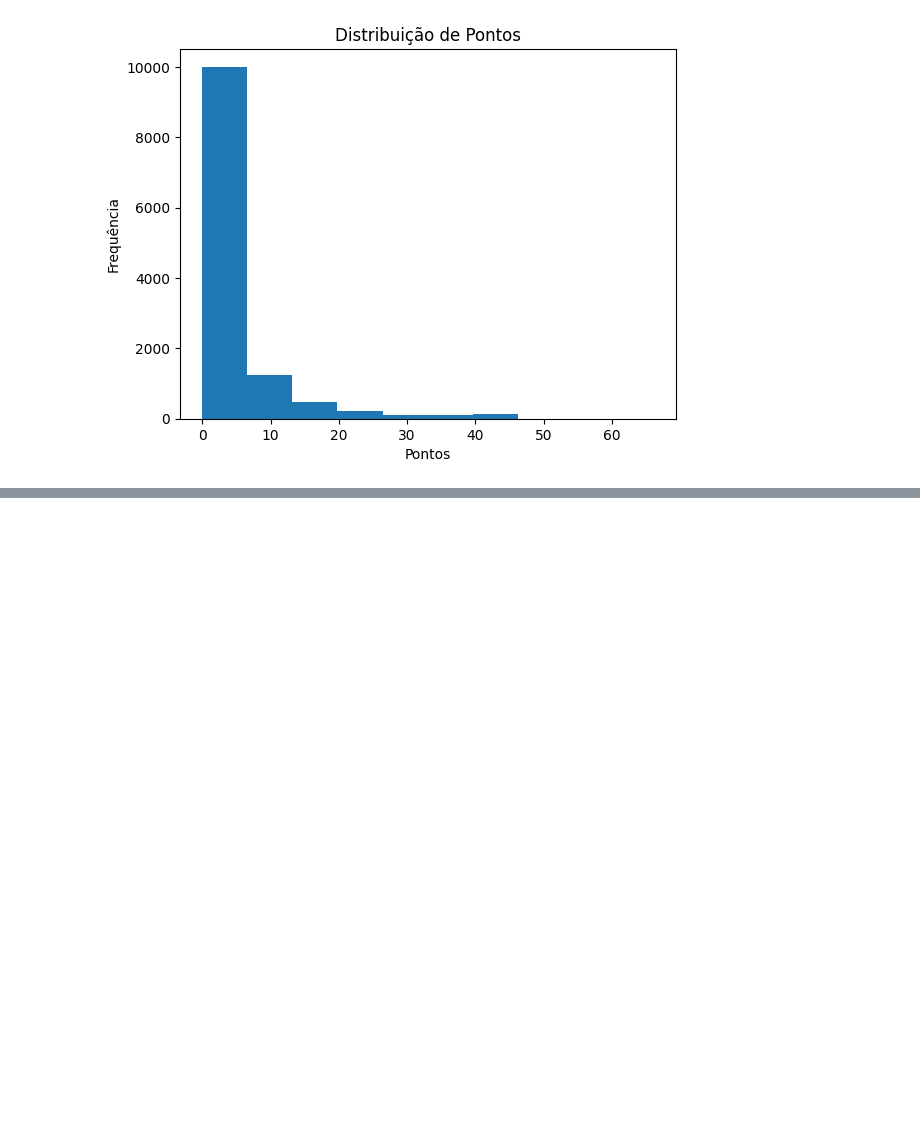
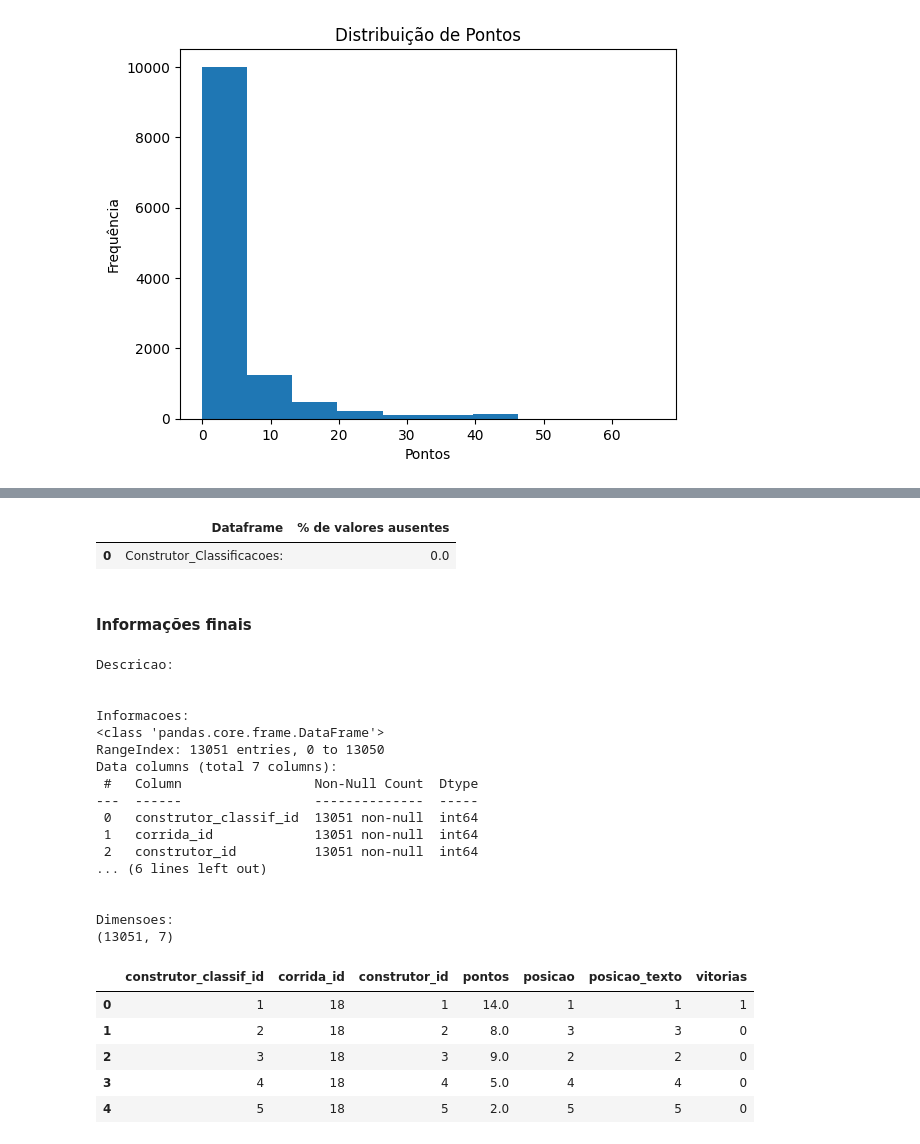
Before and after one commit to augustopinho/fatec_ipi_projeto_integrador_3, a Jupyter notebook: tratamento_dados.ipynb, the cells around one changed output, grey strips where cells are left out. Drawn from its saved outputs; the diff is of its cells as text; code cells hidden in the pictures; blank space fills up the shorter version.

```diff
--- a/tratamento_dados.ipynb
+++ b/tratamento_dados.ipynb
@@ -617,0 +706,3 @@ plt.show()
+# %%
+#Colocando as colunas em PT_BR
+construtor_classificacoes.columns = ['construtor_classif_id', 'corrida_id', 'construtor_id', 'pontos', 'posicao', 'posicao_texto','vitorias']
@@ -617,0 +711,3 @@ plt.show()
+# %%
+#Transformando em String
+construtor_classificacoes['posicao_texto'] = construtor_classificacoes['posicao_texto'].astype(pd.StringDtype())
@@ -617,0 +726,59 @@ plt.show()
+# %%
+#Calcula o percentual de valores ausentes
+def perc_na(df: pd.DataFrame) -> float:
+    return np.count_nonzero(df.isnull().values) / (df.shape[0] * df.shape[1]) * 100.0
+
+
+pd.DataFrame([
+    ["Construtor_Classificacoes:", perc_na(construtor_classificacoes)]
+], columns=["Dataframe", "% de valores ausentes"])
+# %% [output]
+|  | Dataframe | % de valores ausentes |
+| 0 | Construtor_Classificacoes: | 0.0 |
+# %% [markdown]
+#### Informações finais
+# %%
+#Informações
+construtor_classificacoes.columns
+construtor_classificacoes.shape
+construtor_classificacoes.dtypes
+
+print("Descricao: ")
+construtor_classificacoes.describe()
+print("\n")
+
+# Obtendo informações sobre as colunas
+print("Informacoes: ")
+construtor_classificacoes.info()
+print("\n")
+
+
+print("Dimensoes: ")
+print(construtor_classificacoes.shape)
+print("\n")
+
+construtor_classificacoes.head(5)
+# %% [output]
+Descricao:
+
+
+Informacoes:
+<class 'pandas.core.frame.DataFrame'>
+RangeIndex: 13051 entries, 0 to 13050
+Data columns (total 7 columns):
+ #   Column                 Non-Null Count  Dtype
+---  ------                 --------------  -----
+ 0   construtor_classif_id  13051 non-null  int64
+ 1   corrida_id             13051 non-null  int64
+ 2   construtor_id          13051 non-null  int64
+... (6 lines left out)
+
+
+Dimensoes:
+(13051, 7)
+|  | construtor_classif_id | corrida_id | construtor_id | pontos | posicao | posicao_texto | vitorias |
+| 0 | 1 | 18 | 1 | 14.0 | 1 | 1 | 1 |
+| 1 | 2 | 18 | 2 | 8.0 | 3 | 3 | 0 |
+| 2 | 3 | 18 | 3 | 9.0 | 2 | 2 | 0 |
+| 3 | 4 | 18 | 4 | 5.0 | 4 | 4 | 0 |
+| 4 | 5 | 18 | 5 | 2.0 | 5 | 5 | 0 |
```
Also changed, not shown: parts of 11 cells of this notebook.
